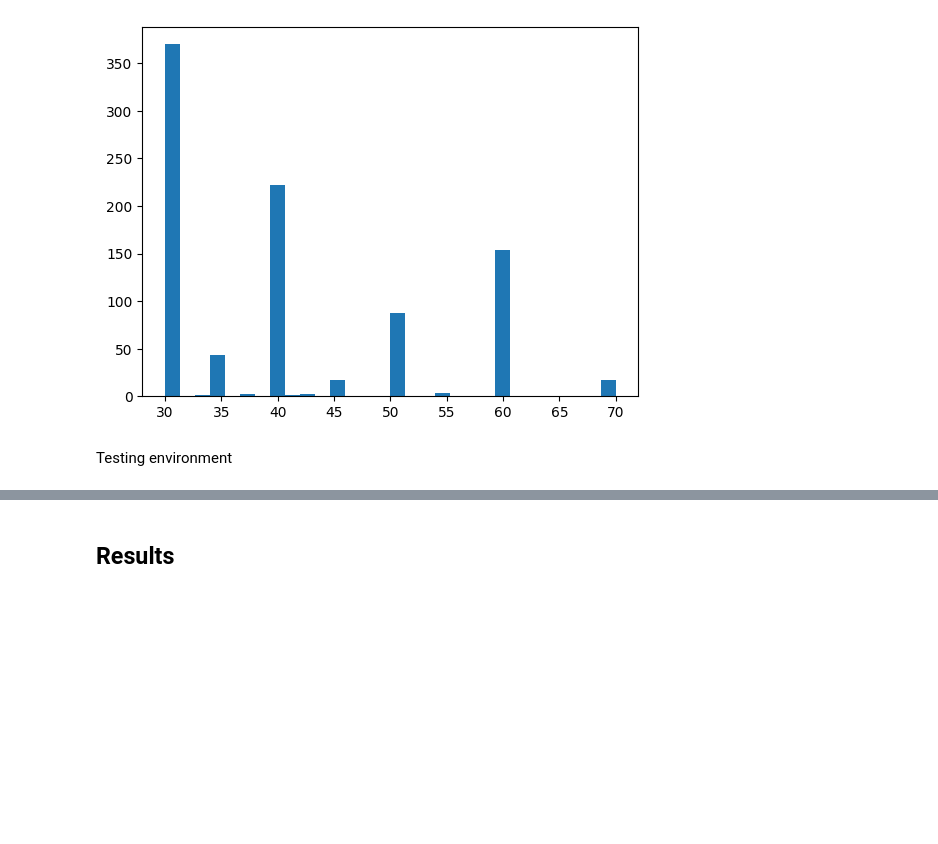
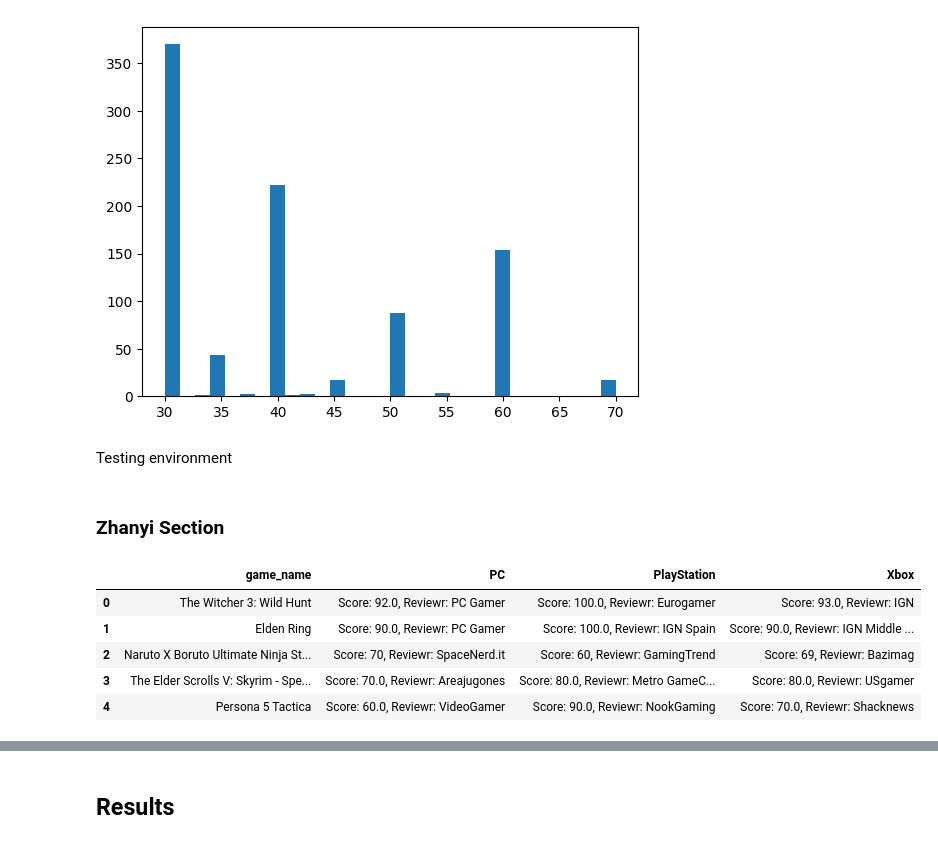
Before and after one commit to judahhsu/An-Investigation-into-the-Factors-which-Influence-a-Video-Game-s-Popularity, a Jupyter notebook: Final Project.ipynb, the cells around one changed output, grey strips where cells are left out. Cells and saved outputs as stored; diff of their text form; code cells hidden in the pictures; blank space fills up the shorter version.

```diff
--- a/Final Project.ipynb
+++ b/Final Project.ipynb
@@ -186,3 +186,5 @@ Testing environment
 #test = pd.DataFrame(test)
 #
 #header = result.headers
+# %% [markdown]
+### Zhanyi Section
@@ -188,0 +312,12 @@ Testing environment
+# %%
+file_path = 'C:/Users/nasqi/Final141B/STA-141B-Project/tem_AAA.csv'
+AAA_df = pd.read_csv(file_path)
+# %%
+AAA_df.head()
+# %% [output]
+|  | game_name | PC | PlayStation | Xbox |
+| 0 | The Witcher 3: Wild Hunt | Score: 92.0, Reviewr: PC Gamer | Score: 100.0, Reviewr: Eurogamer | Score: 93.0, Reviewr: IGN |
+| 1 | Elden Ring | Score: 90.0, Reviewr: PC Gamer | Score: 100.0, Reviewr: IGN Spain | Score: 90.0, Reviewr: IGN Middle ... |
+| 2 | Naruto X Boruto Ultimate Ninja St... | Score: 70, Reviewr: SpaceNerd.it | Score: 60, Reviewr: GamingTrend | Score: 69, Reviewr: Bazimag |
+| 3 | The Elder Scrolls V: Skyrim - Spe... | Score: 70.0, Reviewr: Areajugones | Score: 80.0, Reviewr: Metro GameC... | Score: 80.0, Reviewr: USgamer |
+| 4 | Persona 5 Tactica | Score: 60.0, Reviewr: VideoGamer | Score: 90.0, Reviewr: NookGaming | Score: 70.0, Reviewr: Shacknews |
```
Also changed, not shown: parts of 5 cells of this notebook, 3 other files.
